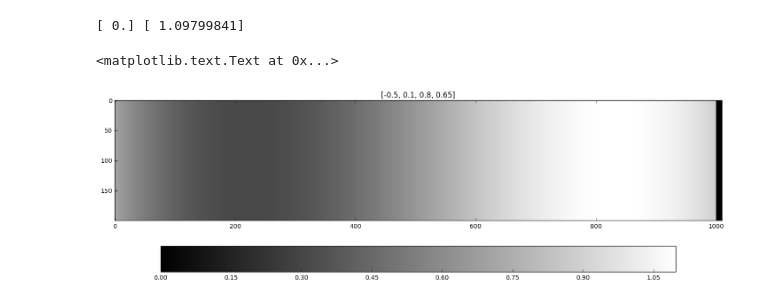
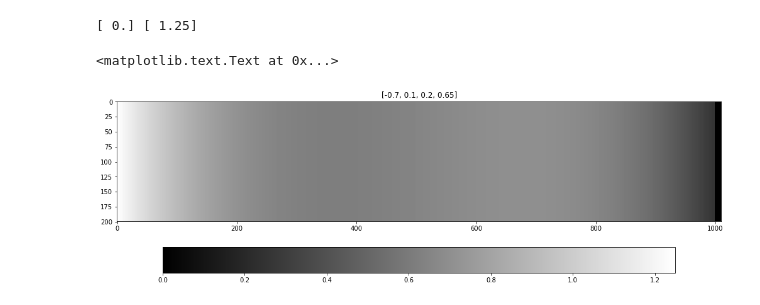
Before and after one commit to LCAV/surface-reconstruction, a Jupyter notebook: pattern.ipynb, the cells around one changed output. Cells and saved outputs as stored; diff of their text form; code cells hidden in the pictures.

```diff
--- a/pattern.ipynb
+++ b/pattern.ipynb
@@ -7,19 +7,19 @@ from pylab import rcParams
 rcParams['figure.figsize'] = 10, 10
 %matplotlib inline
 # %%
-coef = [-0.5, 0.1,0.8, 0.65]
+coef = [-0.7, 0.1, 0.2, 0.65]
 pol = SignalPolynomial(coef)
-t = np.linspace(-1.2, 1.2, 1000)
+t = np.linspace(-1, 1, 1000)
 row = pol.get_samples(t)
 row = np.concatenate([row, np.zeros(10)]).reshape(1010,1)
 print(min(row),max(row))
 mat = np.repeat(row, 200, axis=1)
 mat = mat.T
 plt.figure(figsize=(20,5))
 axs = plt.imshow(mat, cmap='gray', interpolation="nearest")
 plt.colorbar(orientation='horizontal')
 plt.title(str(coef))
 # %% [output]
-[ 0.] [ 1.09799841]
+[ 0.] [ 1.25]
 <matplotlib.text.Text at 0x...>
-[figure, old version]
+[figure, new version]
```
Also changed, not shown: 7 other files.
